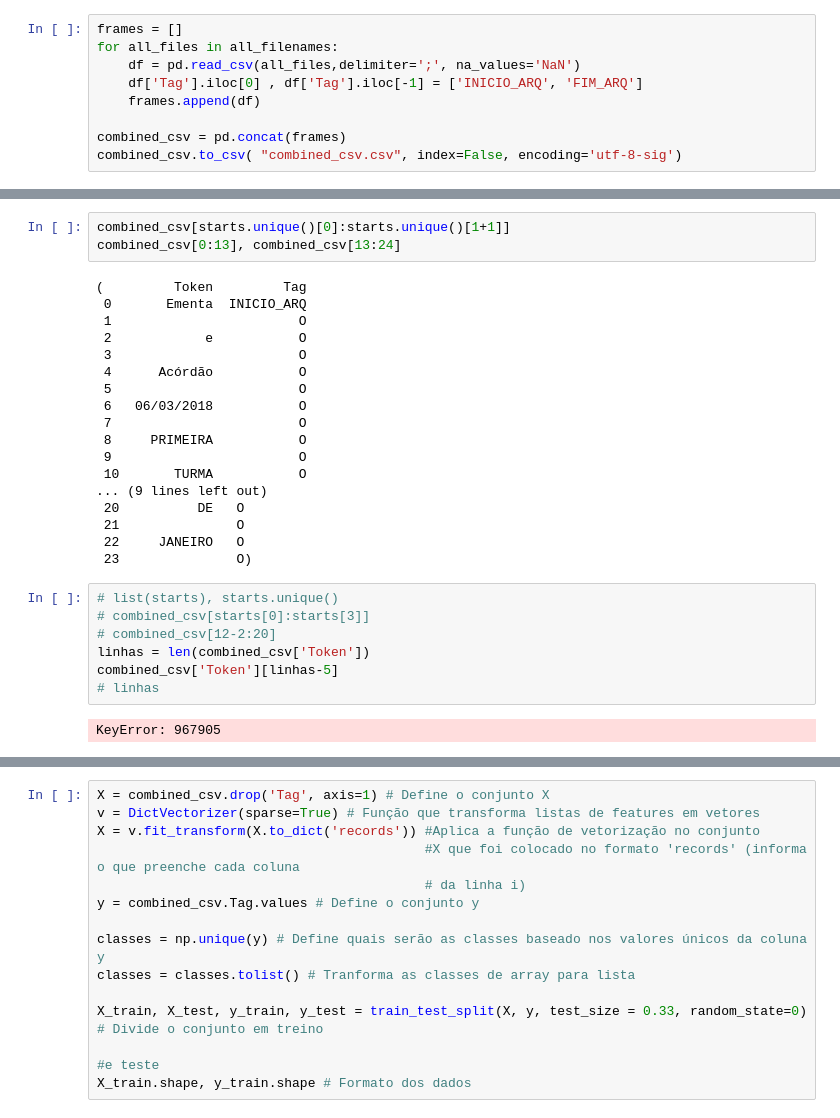
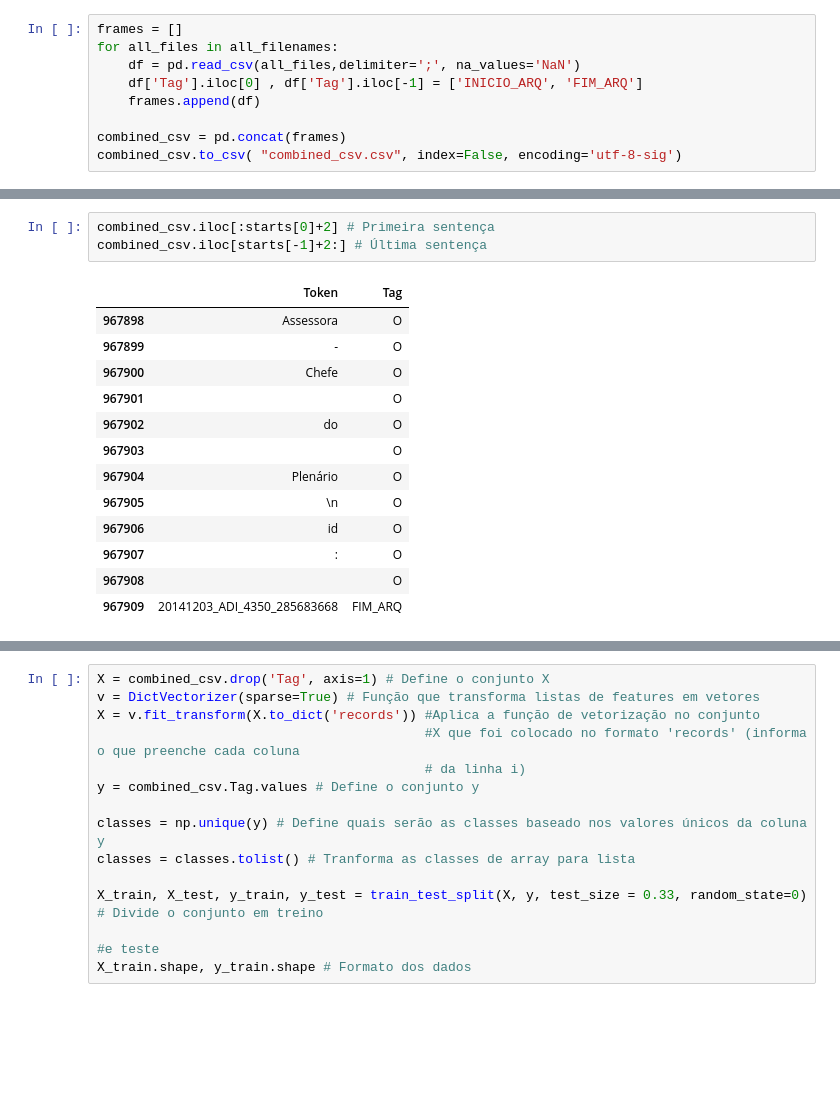
Before and after one commit to felipeasilva1/doccano, a Jupyter notebook: ncdj-tools/export_utility/Concatenar arquivos.ipynb, the cells around one changed output, grey strips where cells are left out. Cells and saved outputs as stored; diff of their text form; blank space fills up the shorter version.

```diff
--- a/ncdj-tools/export_utility/Concatenar arquivos.ipynb
+++ b/ncdj-tools/export_utility/Concatenar arquivos.ipynb
@@ -149,30 +131,17 @@ combined_csv.iloc[starts.unique()[2*i+1]:starts.unique()[2*i+1]+2]
-# %%
-combined_csv[starts.unique()[0]:starts.unique()[1+1]]
-combined_csv[0:13], combined_csv[13:24]
-# %% [output]
-(         Token         Tag
- 0       Ementa  INICIO_ARQ
- 1                        O
- 2            e           O
- 3                        O
- 4      Acórdão           O
- 5                        O
- 6   06/03/2018           O
- 7                        O
- 8     PRIMEIRA           O
- 9                        O
- 10       TURMA           O
-... (9 lines left out)
- 20          DE   O
- 21               O
- 22     JANEIRO   O
- 23               O)
-# %%
-# list(starts), starts.unique()
-# combined_csv[starts[0]:starts[3]]
-# combined_csv[12-2:20]
-linhas = len(combined_csv['Token'])
-combined_csv['Token'][linhas-5]
-# linhas
-# %% [output]
-KeyError: 967905
+# %%
+combined_csv.iloc[:starts[0]+2] # Primeira sentença
+combined_csv.iloc[starts[-1]+2:] # Última sentença
+# %% [output]
+|  | Token | Tag |
+| 967898 | Assessora | O |
+| 967899 | - | O |
+| 967900 | Chefe | O |
+| 967901 |  | O |
+| 967902 | do | O |
+| 967903 |  | O |
+| 967904 | Plenário | O |
+| 967905 | \n | O |
+| 967906 | id | O |
+| 967907 | : | O |
+| 967908 |  | O |
+| 967909 | 20141203_ADI_4350_285683668 | FIM_ARQ |
```
Also changed, not shown: parts of 21 cells of this notebook.
